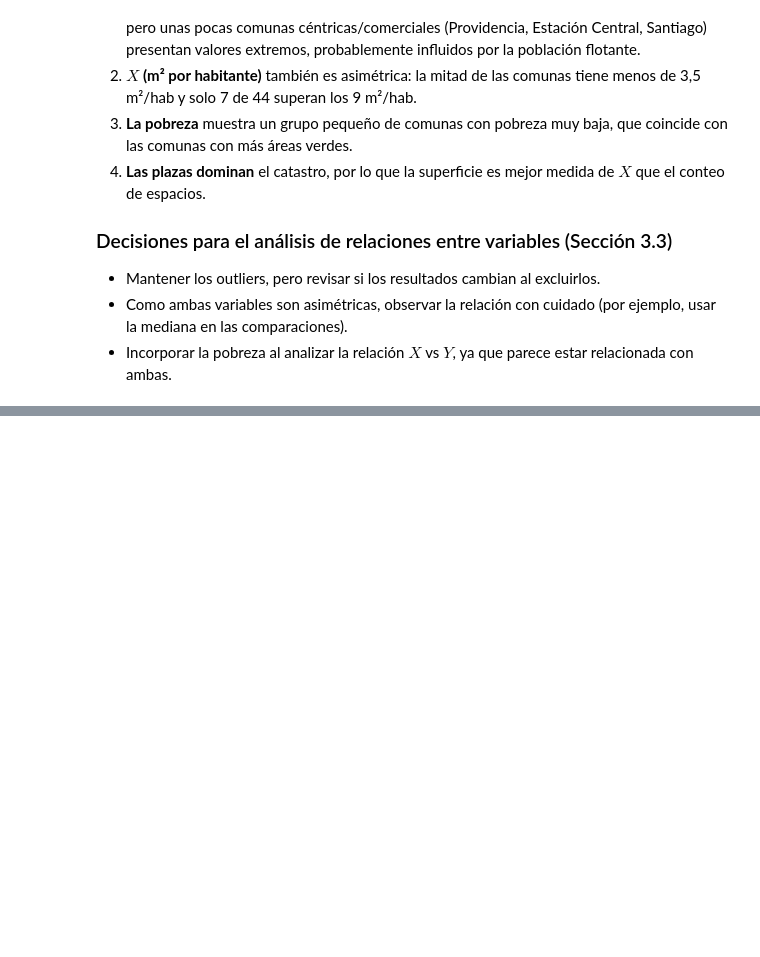
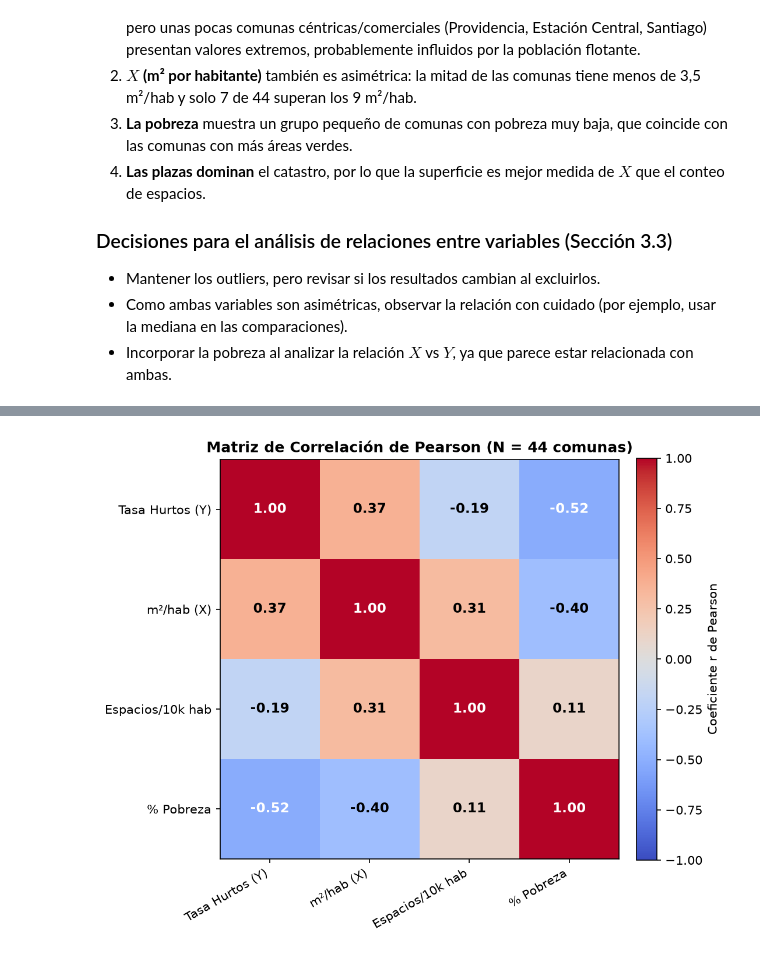
Before and after one commit to t0mydev/Impacto-de-las-Areas-Verdes-en-la-Tasa-de-Hurtos-2023, a Jupyter notebook: notebooks/analisis_exploratorio.ipynb, the cells around one changed output, grey strips where cells are left out. Cells and saved outputs as stored; diff of their text form; code cells hidden in the pictures; blank space fills up the shorter version.

Commit message:
feat: incorporar analisis de relaciones entre variables y contexto socioeconomico (seccion 3.3)

```diff
--- a/notebooks/analisis_exploratorio.ipynb
+++ b/notebooks/analisis_exploratorio.ipynb
@@ -302,0 +448,65 @@ Parques       610         7.5
+# %%
+# 6.2 Matriz de correlación entre variables numéricas
+
+vars_corr = ['tasa_hurtos_100k', 'm2_areas_verdes_per_capita', 'espacios_por_10k_hab', 'pct_pobreza']
+
+nombres_corr = ['Tasa Hurtos (Y)', 'm²/hab (X)', 'Espacios/10k hab', '% Pobreza']
+
+
+
+corr_p = df_cat[vars_corr].corr(method='pearson')
+
+corr_s = df_cat[vars_corr].corr(method='spearman')
+
+
+
+print("=== MATRIZ DE CORRELACIÓN DE PEARSON (LINEAL) ===")
+
+print(corr_p.round(3))
+
+
+
+print("\n=== MATRIZ DE CORRELACIÓN DE SPEARMAN (MONÓTONA / RANGOS) ===")
+
+print(corr_s.round(3))
+
+
+
+fig, ax = plt.subplots(figsize=(7, 6))
+
+cax = ax.imshow(corr_p.values, cmap='coolwarm', vmin=-1, vmax=1)
+
+fig.colorbar(cax, ax=ax, fraction=0.046, pad=0.04, label='Coeficiente r de Pearson')
+
+
+
+ax.set_xticks(range(len(vars_corr)))
+
+ax.set_yticks(range(len(vars_corr)))
+
+ax.set_xticklabels(nombres_corr, rotation=30, ha='right', fontsize=10)
+
+ax.set_yticklabels(nombres_corr, fontsize=10)
+
+
+
+for i in range(len(vars_corr)):
+
+    for j in range(len(vars_corr)):
+
+        val = corr_p.values[i, j]
+
+        color = 'white' if abs(val) > 0.45 else 'black'
+
+        ax.text(j, i, f'{val:.2f}', ha='center', va='center', color=color, fontweight='bold', fontsize=11)
+
+
+
+ax.set_title('Matriz de Correlación de Pearson (N = 44 comunas)', fontsize=12, fontweight='bold')
+
+plt.tight_layout()
+
+plt.savefig(os.path.join(FIG_DIR, 'matriz_correlacion.png'), dpi=150, bbox_inches='tight')
+
+plt.show()
+# %% [output]
@@ -302,0 +530 @@ Parques       610         7.5
+[figure, added]
```
Also changed, not shown: parts of 11 cells of this notebook, 3 other files.
